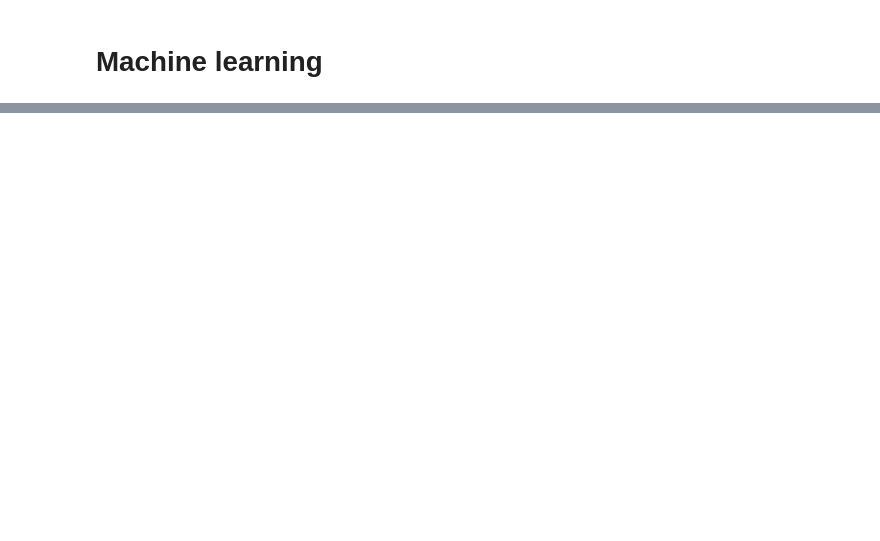
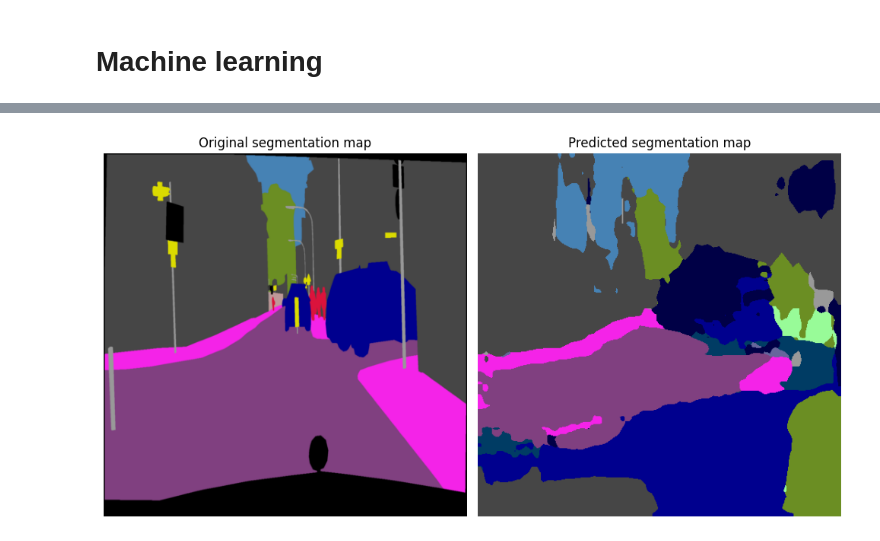
Before and after one commit to OTOTOTO02/MLDL2024_project1, a Jupyter notebook: Semantic_Segmentation_DACS.ipynb, the cells around one changed output, grey strips where cells are left out. Saved outputs shown, nothing was run; the diff lists cells and outputs as text; code cells hidden in the pictures; blank space fills up the shorter version.

```diff
--- a/Semantic_Segmentation_DACS.ipynb
+++ b/Semantic_Segmentation_DACS.ipynb
@@ -1204,0 +1553,11 @@ pipeline()
+# %%
+from torch.utils.data import DataLoader
+import torchvision.transforms as TF
+
+import matplotlib.pyplot as plt
+
+device = "cpu"
+
+model = load_model(artifact_name=f"step_4B_DACS_no_crop_BiSeNet-resnet18_Mixed", file_prefix="step_4B_DACS_no_crop", device=device, epoch=20)
+model.eval()
+None
@@ -1204,0 +1579,48 @@ pipeline()
+# %%
+B = 4
+H = 512
+W = 1024
+
+transform = TF.Compose([
+    TF.ToTensor(),
+    TF.Resize((H,W)),
+    TF.Normalize(mean=[0.485, 0.456, 0.406],
+                std=[0.229, 0.224, 0.225])
+])
+target_transform = TF.Compose([
+    TF.ToTensor(),
+    TF.Resize((H, W), interpolation=TF.InterpolationMode.NEAREST),
+])
+
+data = CityScapes("./Cityscapes/Cityspaces", split="val", transform=transform, target_transform=target_transform)
+# data, _ = GTA5_dataset_splitter("./Gta5_extended", train_split_percent=1.0, split_seed=42, augment=True, transform=transform, target_transform=target_transform)
+
+dataloader = DataLoader(data, batch_size=B, shuffle=False)
+
+i = 0
+
+img_tensor, color_tensor, label = next(iter(dataloader))
+
+color = tensorToImageCompatible(color_tensor[i])
+label[label == 255] = 0
+
+predicted_labels = (model(img_tensor.to(device)).argmax(1).detach().cpu())[i]
+
+predicted_colors = decode_segmap(predicted_labels.numpy())
+
+fig, ax = plt.subplots(1,2, figsize=(10,10), layout="tight")
+
+ax[0].set_title("Original segmentation map")
+ax[0].imshow(color)
+ax[0].axis('off')
+
+ax[1].set_title("Predicted segmentation map")
+ax[1].imshow(predicted_colors)
+ax[1].axis('off')
+
+fig.show()
+
+# for obj in tqdm(dataloader):
+#     pass
+# %% [output]
+[figure, added]
```
Also changed, not shown: parts of 33 cells of this notebook.
